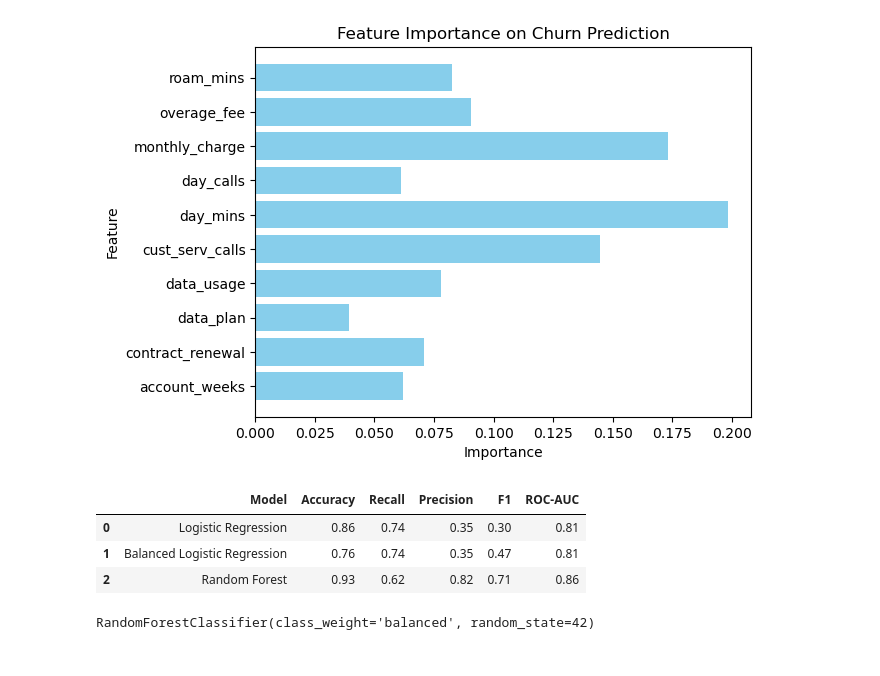
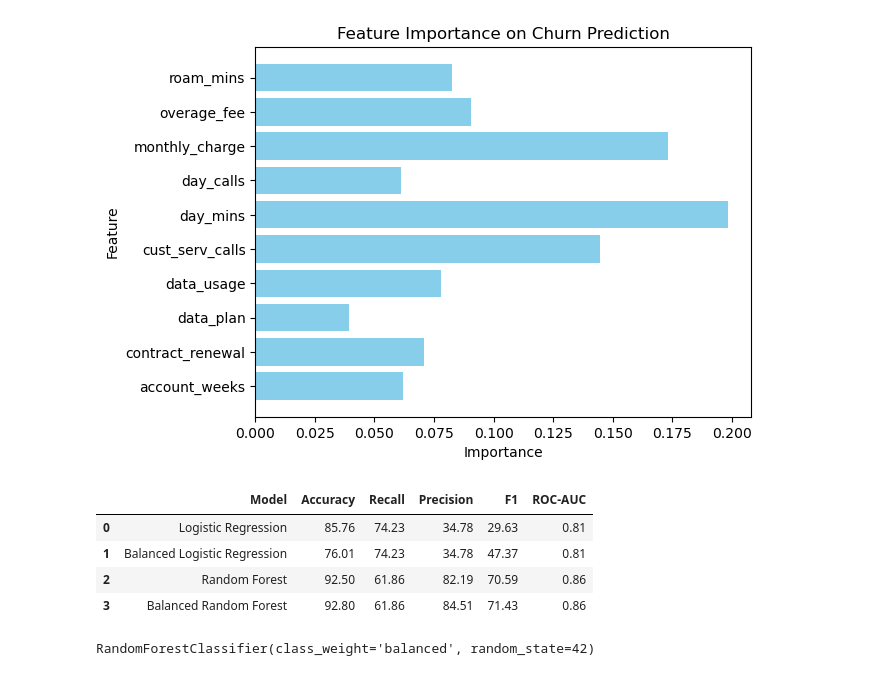
Before and after one commit to khanim-abdullayeva/Telecom-Customer-Churn-Retention-Analysis, a Jupyter notebook: ml/telecom_churn_prediction.ipynb, the cells around one changed output. Cells and saved outputs as stored; diff of their text form; code cells hidden in the pictures.

Commit message:
Update comparison_df for Balanced Random Forest Model

```diff
--- a/ml/telecom_churn_prediction.ipynb
+++ b/ml/telecom_churn_prediction.ipynb
@@ -343,10 +343,10 @@ model_rf.fit(X_train, y_train)
 RandomForestClassifier(random_state=42)
 # %%
 # Predict churn classes using the model
-y_rf_pred = model_rf.predict(X_test)
+y_rf_pred = rf.predict(X_test)
 # %%
 # Predict churn probabilities for the test set
-y_rf_prob = model_rf.predict_proba(X_test)
+y_rf_prob = rf.predict_proba(X_test)
 y_rf_churn_prob = y_rf_prob[:,1]
 y_rf_churn_prob
 # %% [output]
@@ -369,7 +369,7 @@ array([0.88, 0.04, 0.33, 0.04, 0.05, 0.01, 0.03, 0.  , 0.01, 0.09, 0.01,
        0.02, 0.02, 0.02, 0.04, 0.03, 0.11, 0.02])
 # %%
 # Calculate Accuracy Score for Random Forest Model
-model_rf_accuracy = accuracy_score(y_test, y_rf_pred)
+rf_accuracy = accuracy_score(y_test, y_rf_pred)
 print(f"Accuracy (Random Forest) : {model_rf_accuracy * 100 :.2f} %")
 # %% [output]
 Accuracy (Random Forest) : 92.50 %
@@ -382,14 +382,14 @@ array([[557,  13],
        [ 37,  60]])
 # %%
 # Calculate Recall/Precision/F1/ROC-AUC Score for Random Forest Model
-model_rf_recall = recall_score(y_test, y_rf_pred)
-print(f"Recall Score (Random Forest) : {model_rf_recall * 100 :.2f} %")
-model_rf_precision = precision_score(y_test, y_rf_pred)
-print(f"Precision Score (Random Forest) : {model_rf_precision * 100 :.2f} %")
-model_rf_f1 = f1_score(y_test, y_rf_pred)
-print(f"F1 Score (Random Forest) : {model_rf_f1 * 100 :.2f} %")
-model_rf_roc_auc = roc_auc_score(y_test, y_rf_churn_prob)
-print(f"ROC-AUC Score (Random Forest) : {model_rf_roc_auc:.2f} ")
+rf_recall = recall_score(y_test, y_rf_pred)
+print(f"Recall Score (Random Forest) : {rf_recall * 100 :.2f} %")
+rf_precision = precision_score(y_test, y_rf_pred)
+print(f"Precision Score (Random Forest) : {rf_precision * 100 :.2f} %")
+rf_f1 = f1_score(y_test, y_rf_pred)
+print(f"F1 Score (Random Forest) : {rf_f1 * 100 :.2f} %")
+rf_roc_auc = roc_auc_score(y_test, y_rf_churn_prob)
+print(f"ROC-AUC Score (Random Forest) : {rf_roc_auc:.2f} ")
 # %% [output]
 Recall Score (Random Forest) : 61.86 %
 Precision Score (Random Forest) : 82.19 %
@@ -431,43 +431,52 @@ plt.show()
 # Compare model performance
 comparison_df = pd.DataFrame({
     "Model": [
         "Logistic Regression",
         "Balanced Logistic Regression",
-        "Random Forest"
+        "Random Forest",
+        "Balanced Random Forest"
     ],
     "Accuracy": [
         accuracy,
         accuracy_balanced,
-        model_rf_accuracy
+        rf_accuracy,
+        balanced_rf_accuracy
     ],
     "Recall": [
         recall,
         recall_balanced,
-        model_rf_recall
+        rf_recall,
+        balanced_rf_recall
     ],
     "Precision": [
         precision,
         precision_balanced,
-        model_rf_precision
+        rf_precision,
+        balanced_rf_precision
     ],
     "F1": [
         f1,
         f1_balanced,
-        model_rf_f1
+        rf_f1,
+        balanced_rf_f1
     ],
     "ROC-AUC": [
         roc_auc,
         roc_auc_balanced,
-        model_rf_roc_auc
+        rf_roc_auc,
+        balanced_rf_roc_auc
     ]
 })
 
-comparison_df.round(2)
+comparison_df[["Accuracy", "Recall", "Precision", "F1"]] = comparison_df[["Accuracy", "Recall", "Precision", "F1"]]*100
+comparison_df = comparison_df.round(2)
+comparison_df
 # %% [output]
 |  | Model | Accuracy | Recall | Precision | F1 | ROC-AUC |
-| 0 | Logistic Regression | 0.86 | 0.74 | 0.35 | 0.30 | 0.81 |
-| 1 | Balanced Logistic Regression | 0.76 | 0.74 | 0.35 | 0.47 | 0.81 |
-| 2 | Random Forest | 0.93 | 0.62 | 0.82 | 0.71 | 0.86 |
+| 0 | Logistic Regression | 85.76 | 74.23 | 34.78 | 29.63 | 0.81 |
+| 1 | Balanced Logistic Regression | 76.01 | 74.23 | 34.78 | 47.37 | 0.81 |
+| 2 | Random Forest | 92.50 | 61.86 | 82.19 | 70.59 | 0.86 |
+| 3 | Balanced Random Forest | 92.80 | 61.86 | 84.51 | 71.43 | 0.86 |
 # %%
 # Create a balanced Random Forest model
 balanced_rf = RandomForestClassifier(
```
Also changed, not shown: parts of 2 cells of this notebook.
